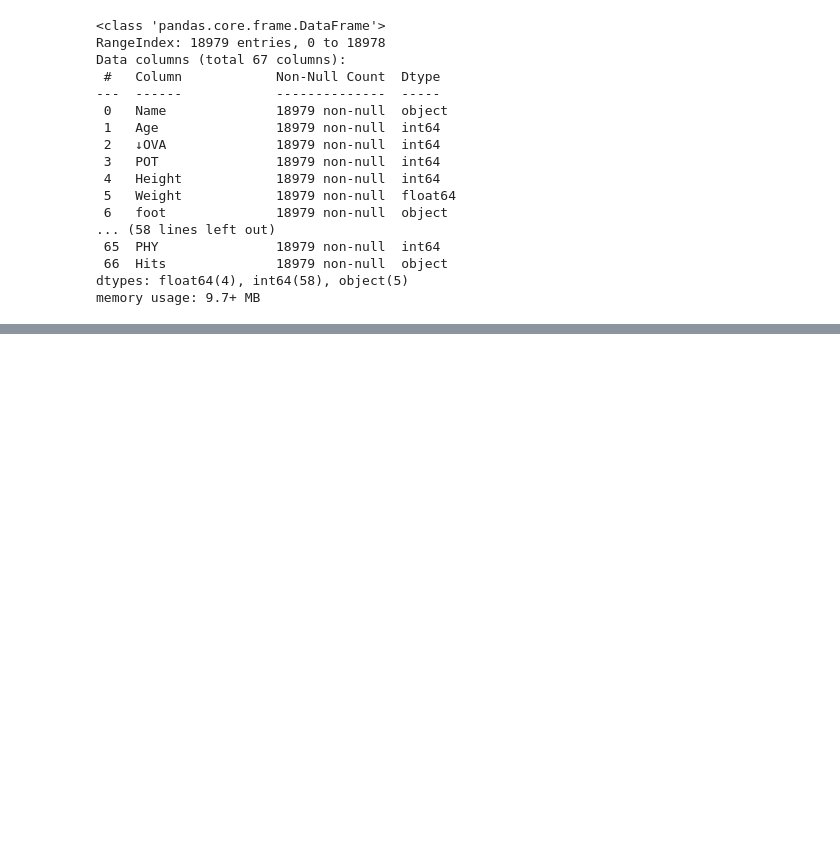
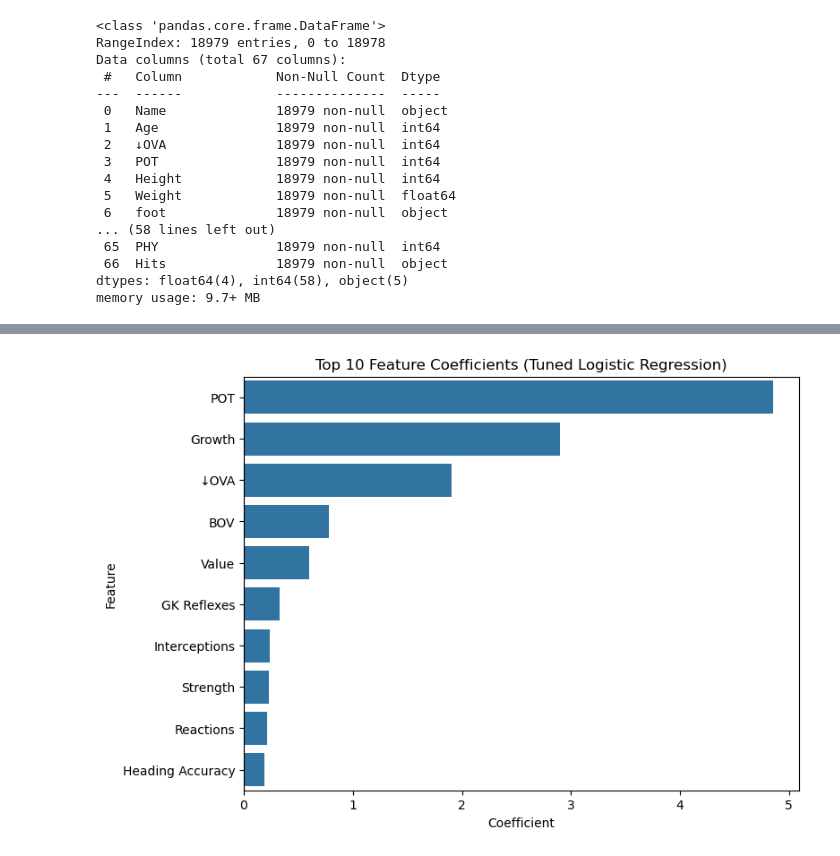
Before and after one commit to Husky-69/Fifa21_classification_project, a Jupyter notebook: Fifa2_classification.ipynb, the cells around one changed output, grey strips where cells are left out. Drawn from its saved outputs; the diff is of its cells as text; code cells hidden in the pictures; blank space fills up the shorter version.

```diff
--- a/Fifa2_classification.ipynb
+++ b/Fifa2_classification.ipynb
@@ -218,0 +415,25 @@ memory usage: 9.7+ MB
+# %%
+#set up the parameter grid for hyperparameter tuning
+param_grid_lr = {
+        'model__C': [0.001, 0.01, 0.1, 1, 10, 100],
+        'model__solver': ['liblinear', 'lbfgs'],
+        'model__penalty': ['l2']
+    }
+grid_lr = GridSearchCV(
+        pipeline_lr_tuned,
+        param_grid_lr,
+        cv=5,
+        scoring='recall',
+        n_jobs=-1,
+        error_score='raise'
+    )
+
+grid_lr.fit(X_train, y_train)
+y_pred_lr_tuned = grid_lr.predict(X_test)
+y_proba_lr_tuned = grid_lr.predict_proba(X_test)[:, 1]
+
+results['Tuned Logistic Regression'] = {
+        'report': classification_report(y_test, y_pred_lr_tuned, output_dict=True),
+        'roc_auc': roc_auc_score(y_test, y_proba_lr_tuned),
+        'best_params': grid_lr.best_params_
+    }
@@ -218,0 +505,15 @@ memory usage: 9.7+ MB
+# %%
+# Feature importance for Tuned Logistic Regression (coefficients)
+lr_coef = grid_lr.best_estimator_.named_steps['model'].coef_[0]
+feature_importance_lr = pd.DataFrame({
+        'Feature': X.columns,
+        'Coefficient': lr_coef
+    }).sort_values(by='Coefficient', ascending=False).head(10)
+
+# Plotting feature importance for Tuned Logistic Regression
+plt.figure(figsize=(8, 6))
+sns.barplot(x='Coefficient', y='Feature', data=feature_importance_lr)
+plt.title('Top 10 Feature Coefficients (Tuned Logistic Regression)')
+plt.show()
+# %% [output]
+[figure, added]
```
Also changed, not shown: parts of 31 cells of this notebook.
